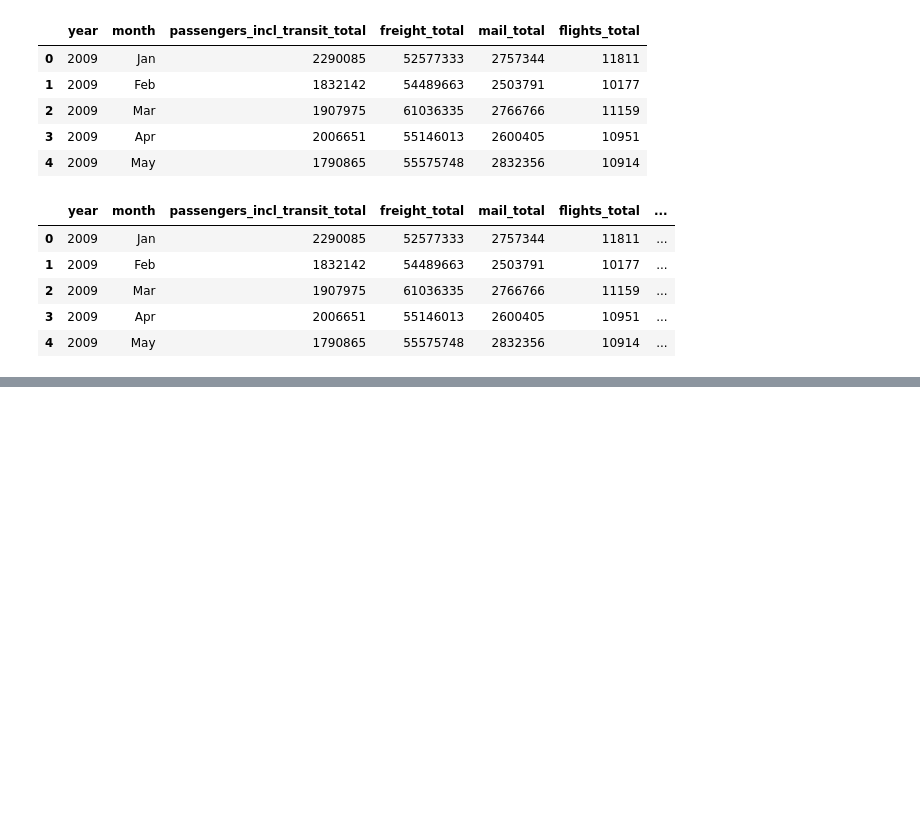
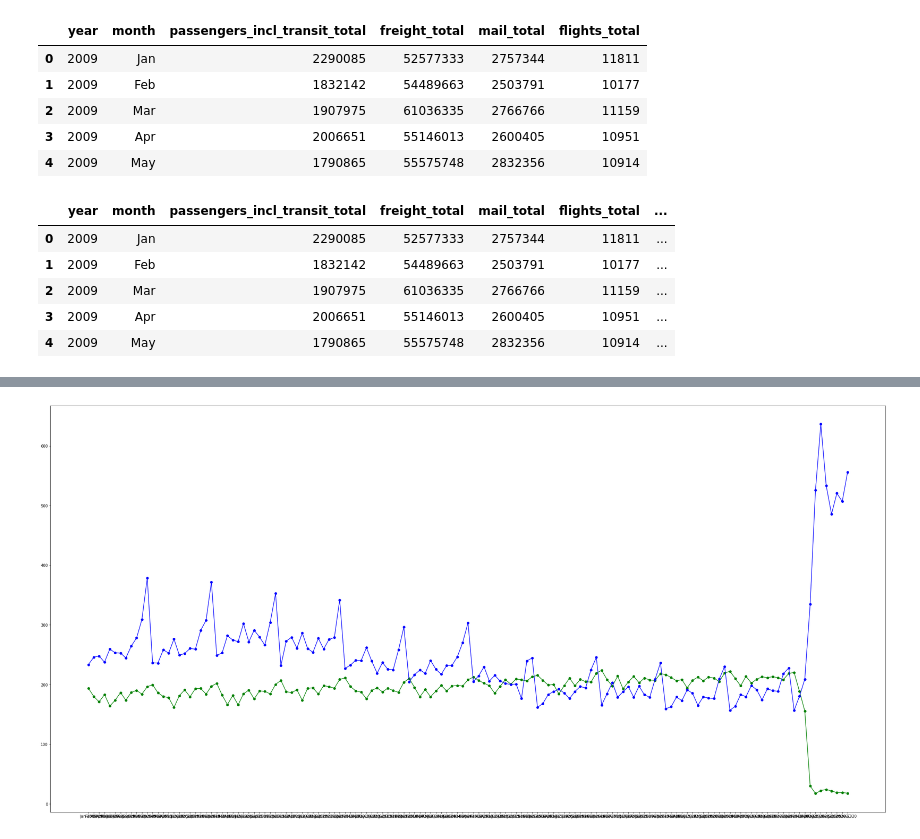
Before and after one commit to dianeyaneza/ebay-espresso, a Jupyter notebook: investigation/ratio_of_passengers_and_freight.ipynb, the cells around one changed output, grey strips where cells are left out. Saved outputs shown, nothing was run; the diff lists cells and outputs as text; code cells hidden in the pictures; blank space fills up the shorter version.

Commit message:
Minor changes to ratio notebook

```diff
--- a/investigation/ratio_of_passengers_and_freight.ipynb
+++ b/investigation/ratio_of_passengers_and_freight.ipynb
@@ -39,3 +39,7 @@ ratioData.head()
 | 2 | 2009 | Mar | 1907975 | 61036335 | 2766766 | 11159 | ... |
 | 3 | 2009 | Apr | 2006651 | 55146013 | 2600405 | 10951 | ... |
 | 4 | 2009 | May | 1790865 | 55575748 | 2832356 | 10914 | ... |
+# %%
+ratioData['date'] = ratioData['month'].map(str)+ '-' +ratioData['year'].map(str)
+ratioData['date'] = pd.to_datetime(ratioData['date'], format='%b-%Y').dt.strftime('%b-%Y')
+ratioData
@@ -41,0 +60,9 @@ ratioData.head()
+# %%
+fig, ax1 = plt.subplots(figsize=(40,20))
+ax1.plot_date(ratioData['date'], ratioData['passengers_per_flight'],linestyle='-',color='g')
+ax1.plot_date(ratioData['date'], ratioData['mail_per_flight'],linestyle='-',color='b')
+ax2 = ax1.twinx()
+ax2.plot_date(ratioData['date'], ratioData['freight_per_flight'],linestyle='-',color='r')
+plt.show()
+# %% [output]
+[figure, added]
```
Also changed, not shown: parts of 2 cells of this notebook.
